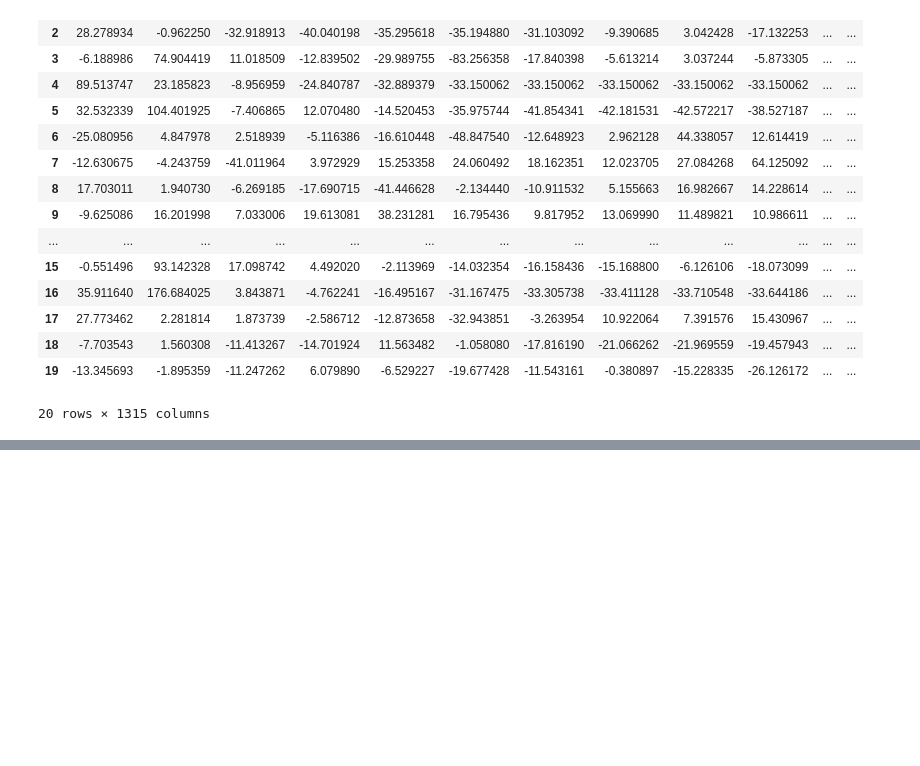
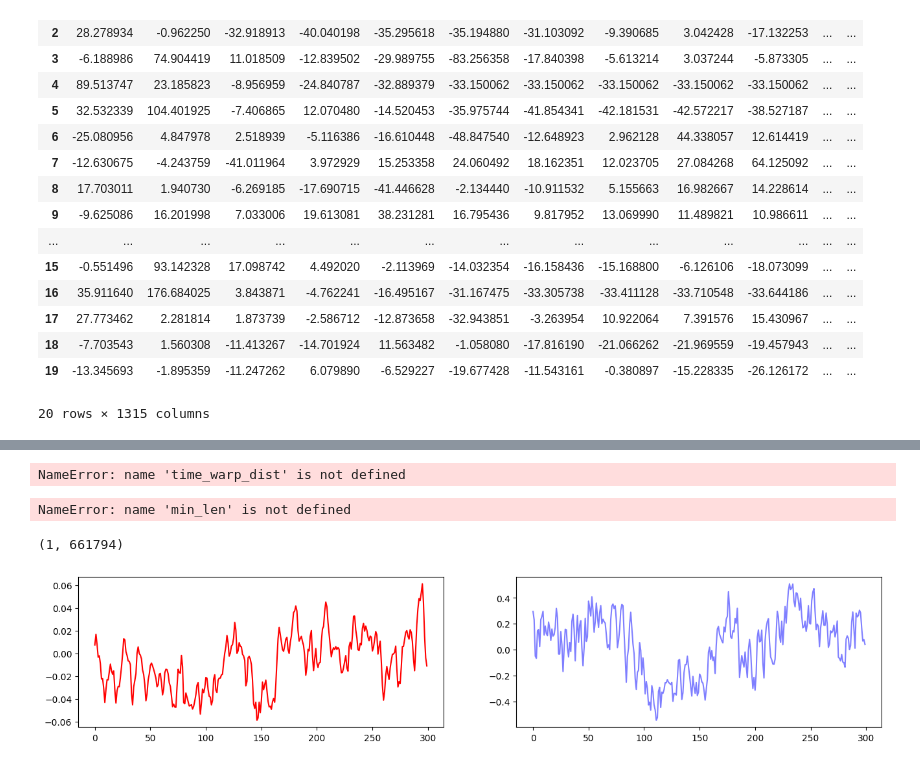
Before and after one commit to lukasrynt/Music-genre-classification-BE, a Jupyter notebook: test.ipynb, the cells around one changed output, grey strips where cells are left out. Cells and saved outputs as stored; diff of their text form; code cells hidden in the pictures; blank space fills up the shorter version.

```diff
--- a/test.ipynb
+++ b/test.ipynb
@@ -230,2 +265,12 @@ feature_cols = [x for x in df.columns if isinstance(x, int)]
 # %%
 x = df.loc[:, feature_cols]
+# %%
+from src.song import Song
+other_song = Song('data/requests/req.mp3')
+# %%
+song = Song('data/blues/blues.00000.wav')
+song2 = Song('data/country/country.00001.wav')
+# %%
+time_warp_dist(song2.mfcc, song.mfcc)
+# %% [output]
+NameError: name 'time_warp_dist' is not defined
@@ -231,0 +279,27 @@ x = df.loc[:, feature_cols]
+# %%
+from fastdtw import fastdtw
+from scipy.spatial.distance import euclidean
+import numpy as np
+
+x = np.array([song.y[:min_len].ravel()])
+y = np.array([song2.y[:min_len].ravel()])
+
+distance, path = fastdtw(x, y, dist=euclidean)
+
+print(distance)
+# %% [output]
+NameError: name 'min_len' is not defined
+# %%
+x.shape
+# %% [output]
+(1, 661794)
+# %%
+import matplotlib.pyplot as plt
+f = plt.figure(figsize=(16,3))
+ax1 = f.add_subplot(121)
+ax2 = f.add_subplot(122)
+ax1.plot(song.y[:300], color='r')
+ax2.plot(other_song.y[:300], color='b', alpha=0.5)
+plt.show()
+# %% [output]
+[figure, added]
```
Also changed, not shown: parts of 15 cells of this notebook, 4 other files.
